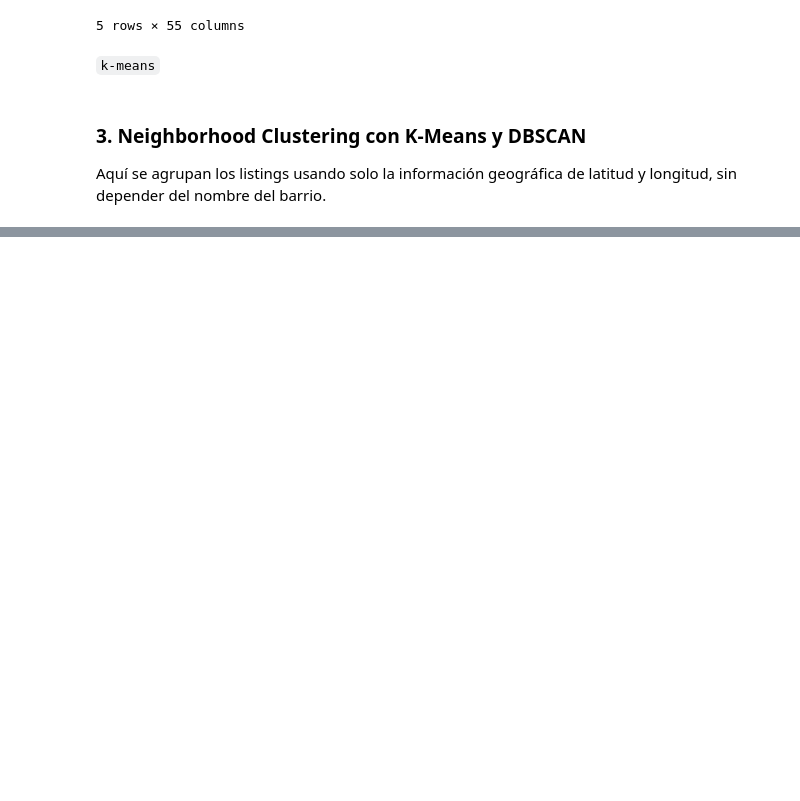
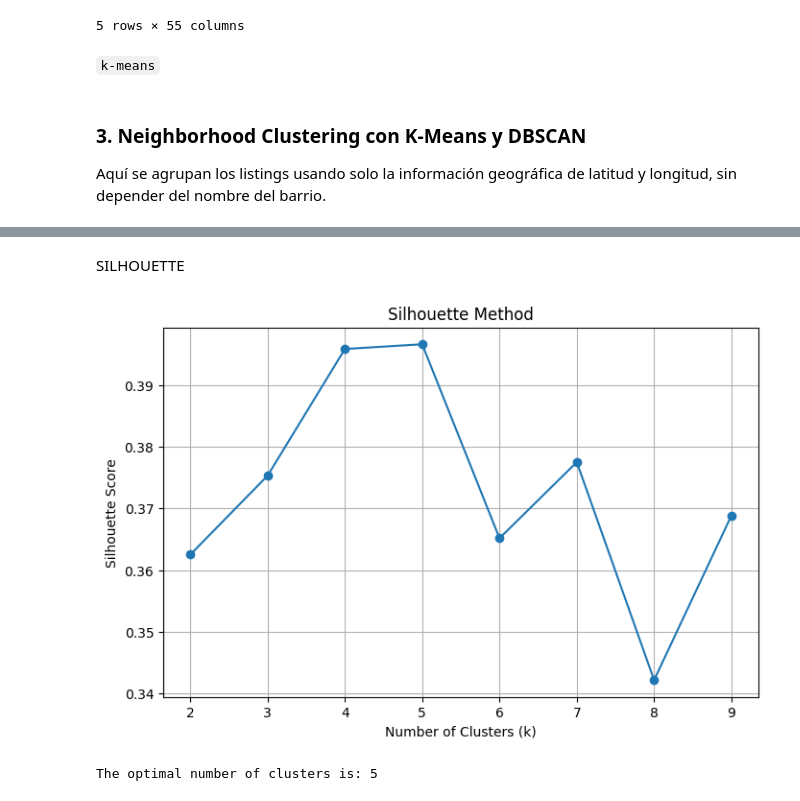
Before and after one commit to aantoo-cr/airbnb-rome-analysis, a Jupyter notebook: notebooks/02_listings_cleaning.ipynb, the cells around one changed output, grey strips where cells are left out. Cells and saved outputs as stored; diff of their text form; code cells hidden in the pictures; blank space fills up the shorter version.

```diff
--- a/notebooks/02_listings_cleaning.ipynb
+++ b/notebooks/02_listings_cleaning.ipynb
@@ -979,0 +1034,32 @@ plt.show()
+# %% [markdown]
+SILHOUETTE
+# %%
+from sklearn.metrics import silhouette_score
+
+def k_means_plot_silhouette(data:pd.DataFrame, max_k:int):
+    silhouette_scores = []
+    k_values = range(2, max_k)  # k must be at least 2
+
+    for k in k_values:
+        kmeans = KMeans(n_clusters=k, random_state=42)
+        labels = kmeans.fit_predict(data)  # Cluster labels
+        score = silhouette_score(data, labels)  # Compute silhouette score
+        silhouette_scores.append(score)
+
+    # Plot the silhouette scores
+    plt.figure(figsize=(8, 5))
+    plt.plot(k_values, silhouette_scores, marker='o')
+    plt.title("Silhouette Method")
+    plt.xlabel("Number of Clusters (k)")
+    plt.ylabel("Silhouette Score")
+    plt.grid(True)
+    plt.show()
+
+    # Find the best number of clusters
+    best_k = k_values[silhouette_scores.index(max(silhouette_scores))]
+    print(f"The optimal number of clusters is: {best_k}")
+
+k_means_plot_silhouette(coords[['latitude_scaled', 'longitude_scaled']], 10)
+# %% [output]
+[figure, added]
+The optimal number of clusters is: 5
```
Also changed, not shown: parts of 19 cells of this notebook.
